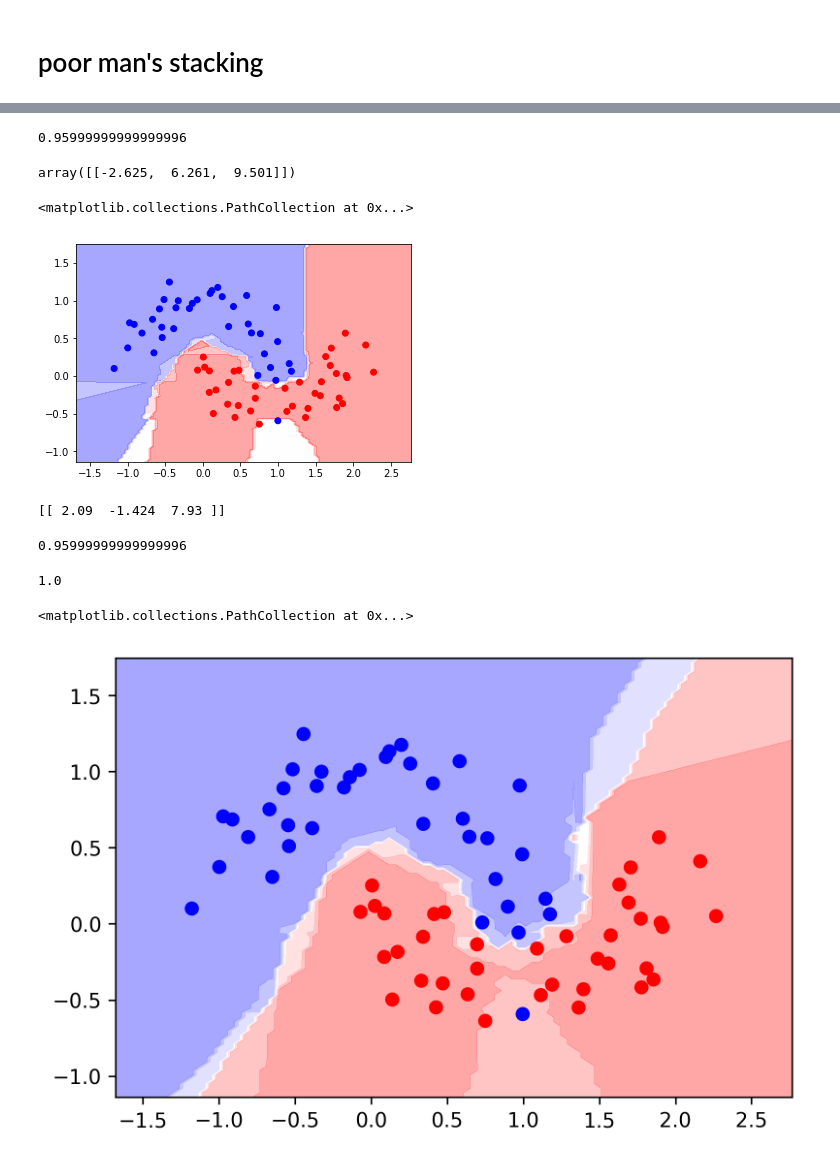
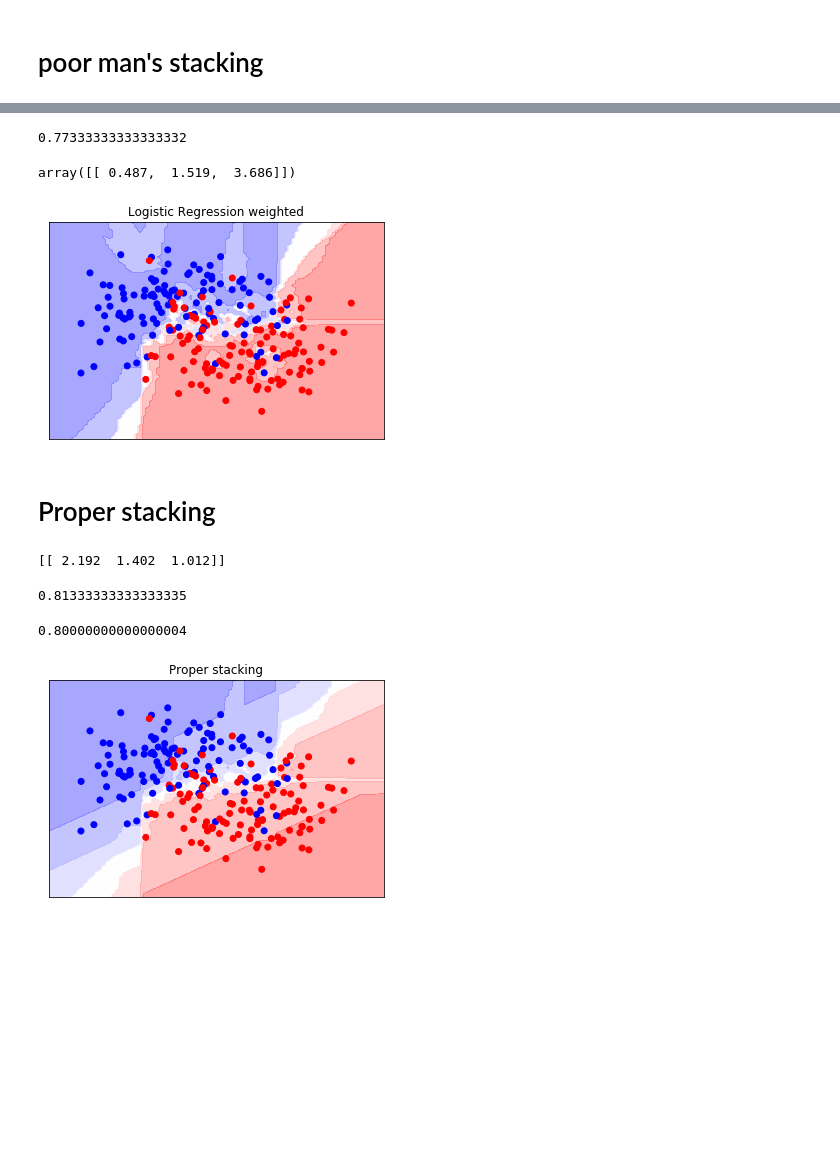
Before and after one commit to amueller/COMS4995-s18, a Jupyter notebook: slides/aml-11-022118-gradient-boosting-calibration/aml-11-gradient-boosting-stacking.ipynb, the cells around one changed output, grey strips where cells are left out. Cells and saved outputs as stored; diff of their text form; code cells hidden in the pictures; blank space fills up the shorter version.

```diff
--- a/slides/aml-11-022118-gradient-boosting-calibration/aml-11-gradient-boosting-stacking.ipynb
+++ b/slides/aml-11-022118-gradient-boosting-calibration/aml-11-gradient-boosting-stacking.ipynb
@@ -165,14 +165,14 @@ from sklearn.linear_model import LogisticRegression
 from sklearn.neighbors import KNeighborsClassifier
 from sklearn.tree import DecisionTreeClassifier
 
-X, y = make_moons(noise=.2, random_state=18)
+X, y = make_moons(noise=.4, random_state=192, n_samples=300)
 X_train, X_test, y_train, y_test = train_test_split(X, y, stratify=y, random_state=0)
 
 voting = VotingClassifier([('logreg', LogisticRegression(C=100)),
                            ('tree', DecisionTreeClassifier(max_depth=3, random_state=0)),
                            ('knn', KNeighborsClassifier(n_neighbors=3))
                           ],
-                         voting='soft')
+                         voting='soft', flatten_transform=True)
 voting.fit(X_train, y_train)
 lr, tree, knn = voting.estimators_
 print(("{:.2f} " * 4).format(voting.score(X_test, y_test),
@@ -207,0 +202,5 @@ stacking.score(X_train, y_train)
+# %%
+# dropping the negative class probabilities
+stacking = make_pipeline(voting, FunctionTransformer(lambda X: X[:, 1::2]), LogisticRegression())
+stacking.fit(X_train, y_train)
+stacking.score(X_train, y_train)
@@ -208,41 +209,50 @@ stacking.score(X_train, y_train)
 # %%
 stacking.score(X_test, y_test)
 # %% [output]
-0.95999999999999996
+0.77333333333333332
 # %%
-stacking.named_steps['logisticregression'].coef_
+stacking.named_steps.logisticregression.coef_
 # %% [output]
-array([[-2.625,  6.261,  9.501]])
+array([[ 0.487,  1.519,  3.686]])
 # %%
 ax = plt.gca()
 prob = stacking.predict_proba(X_grid)
 ax.contourf(x_grid, y_grid, prob[:, 1].reshape(x_grid.shape), alpha=.4, cmap='bwr')
 ax.scatter(X_train[:, 0], X_train[:, 1], c=y_train, cmap='bwr')
+ax.set_xticks(())
+ax.set_yticks(())
+ax.set_title("Logistic Regression weighted")
+plt.savefig("images/simple_stacking_result.png")
 # %% [output]
-<matplotlib.collections.PathCollection at 0x...>
-[figure, old version]
+[figure, new version]
+# %% [markdown]
+# Proper stacking
 # %%
 from sklearn.model_selection import cross_val_predict
-first_stage = make_pipeline(voting, reshaper)
+first_stage = make_pipeline(voting, FunctionTransformer(lambda X: X[:, 1::2]))
 transform_cv = cross_val_predict(first_stage, X_train, y_train, cv=10, method="transform")
 # %%
-second_stage = LogisticRegression(C=100).fit(transform_cv, y_train)
+second_stage = LogisticRegression().fit(transform_cv, y_train)
 print(second_stage.coef_)
 # %% [output]
-[[ 2.09  -1.424  7.93 ]]
+[[ 2.192  1.402  1.012]]
 # %%
 second_stage.score(transform_cv, y_train)
 # %% [output]
-0.95999999999999996
+0.81333333333333335
 # %%
 second_stage.score(first_stage.transform(X_test), y_test)
 # %% [output]
-1.0
+0.80000000000000004
 # %%
 ax = plt.gca()
 prob = second_stage.predict_proba(first_stage.transform(X_grid))
 ax.contourf(x_grid, y_grid, prob[:, 1].reshape(x_grid.shape), alpha=.4, cmap='bwr')
 ax.scatter(X_train[:, 0], X_train[:, 1], c=y_train, cmap='bwr')
+
+ax.set_xticks(())
+ax.set_yticks(())
+plt.title("Proper stacking")
+plt.savefig("images/stacking_result.png")
 # %% [output]
-<matplotlib.collections.PathCollection at 0x...>
-[figure, old version]
+[figure, new version]
```
Also changed, not shown: parts of 15 cells of this notebook, 5 other files.
